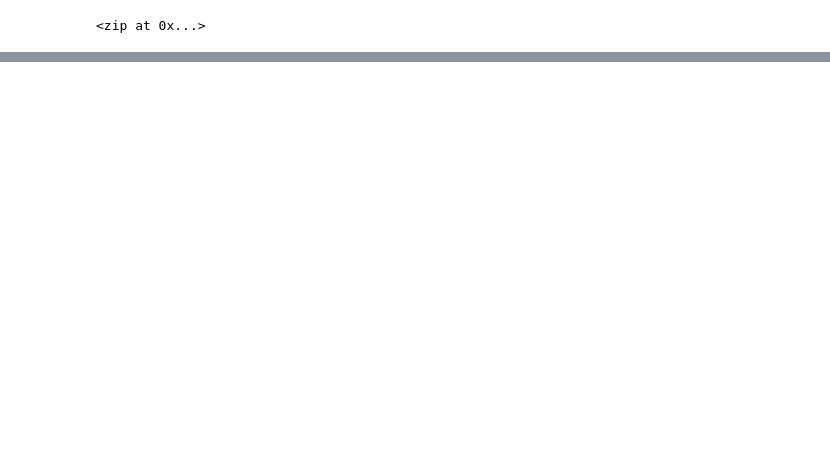
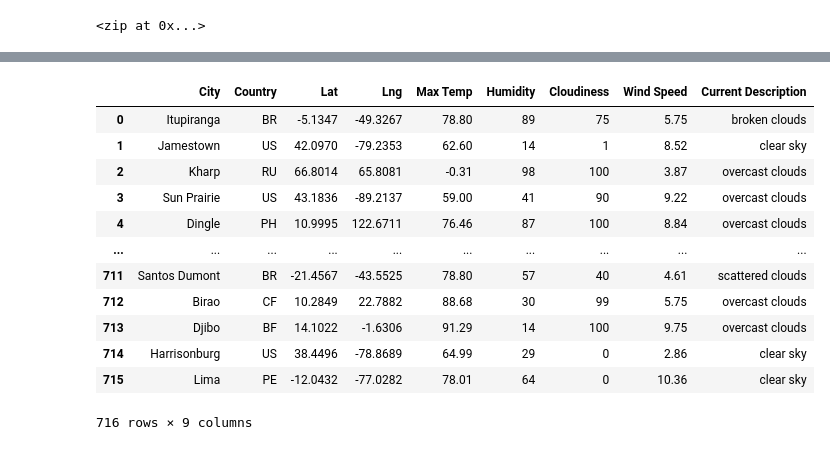
Before and after one commit to pasmi369/World_Weather_Analysis, a Jupyter notebook: Weather_Database/Weather_Database.ipynb, the cells around one changed output, grey strips where cells are left out. Cells and saved outputs as stored; diff of their text form; code cells hidden in the pictures; blank space fills up the shorter version.

```diff
--- a/Weather_Database/Weather_Database.ipynb
+++ b/Weather_Database/Weather_Database.ipynb
@@ -41,0 +157,23 @@ url = "http://api.openweathermap.org/data/2.5/weather?units=Imperial&APPID=" + w
+# %%
+#Reorder the columns
+new_column_order = ["City", "Country", "Lat",
+                    "Lng", "Max Temp", "Humidity",
+                    "Cloudiness", "Wind Speed",
+                    "Current Description"]
+# Assign the DataFrame to the new column order.
+city_data_df = city_data_df[new_column_order]
+city_data_df
+# %% [output]
+|  | City | Country | Lat | Lng | Max Temp | Humidity | Cloudiness | Wind Speed | Current Description |
+| 0 | Itupiranga | BR | -5.1347 | -49.3267 | 78.80 | 89 | 75 | 5.75 | broken clouds |
+| 1 | Jamestown | US | 42.0970 | -79.2353 | 62.60 | 14 | 1 | 8.52 | clear sky |
+| 2 | Kharp | RU | 66.8014 | 65.8081 | -0.31 | 98 | 100 | 3.87 | overcast clouds |
+| 3 | Sun Prairie | US | 43.1836 | -89.2137 | 59.00 | 41 | 90 | 9.22 | overcast clouds |
+| 4 | Dingle | PH | 10.9995 | 122.6711 | 76.46 | 87 | 100 | 8.84 | overcast clouds |
+| ... | ... | ... | ... | ... | ... | ... | ... | ... | ... |
+| 711 | Santos Dumont | BR | -21.4567 | -43.5525 | 78.80 | 57 | 40 | 4.61 | scattered clouds |
+| 712 | Birao | CF | 10.2849 | 22.7882 | 88.68 | 30 | 99 | 5.75 | overcast clouds |
+| 713 | Djibo | BF | 14.1022 | -1.6306 | 91.29 | 14 | 100 | 9.75 | overcast clouds |
+| 714 | Harrisonburg | US | 38.4496 | -78.8689 | 64.99 | 29 | 0 | 2.86 | clear sky |
+| 715 | Lima | PE | -12.0432 | -77.0282 | 78.01 | 64 | 0 | 10.36 | clear sky |
+716 rows × 9 columns
```
Also changed, not shown: parts of 9 cells of this notebook, 14 other files.
